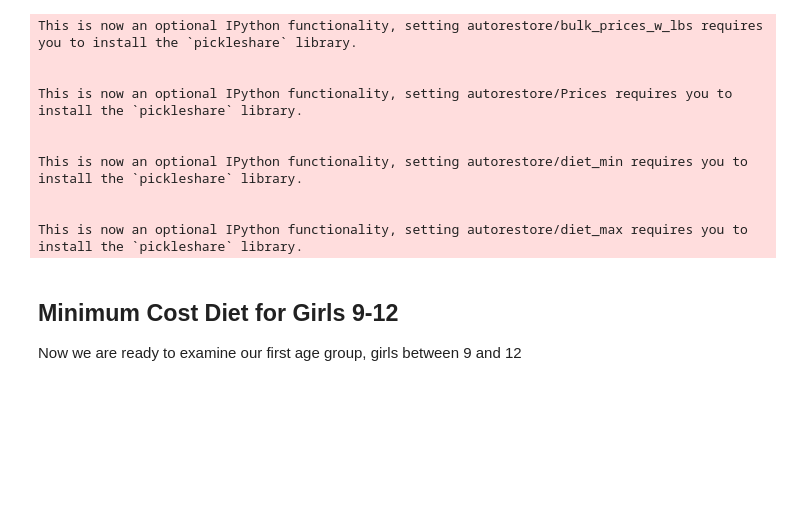
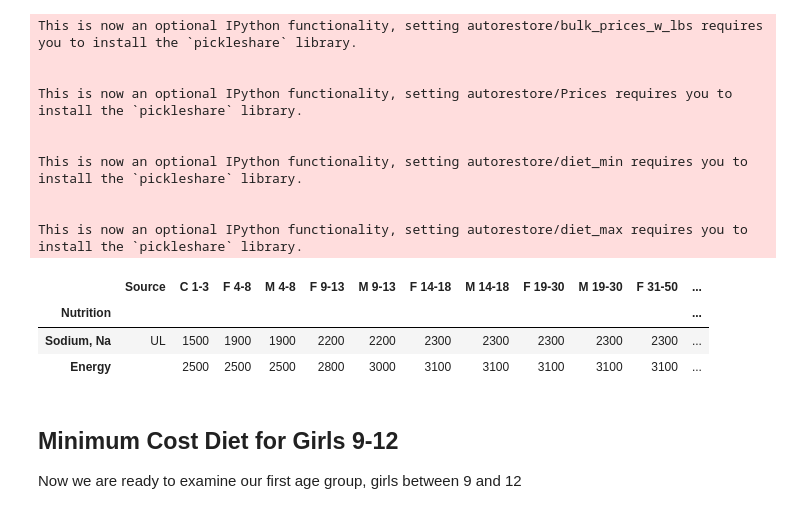
Before and after one commit to chrisgnicholas/EEP153_Harriette_Chick_Project2, a Jupyter notebook: team_notebook.ipynb, the cells around one changed output. Drawn from its saved outputs; the diff is of its cells as text; code cells hidden in the pictures; blank space fills up the shorter version.

Commit message:
added note about diet_max

```diff
--- a/team_notebook.ipynb
+++ b/team_notebook.ipynb
@@ -74,6 +74,16 @@ This is now an optional IPython functionality, setting autorestore/diet_min requ
 
 
 This is now an optional IPython functionality, setting autorestore/diet_max requires you to install the `pickleshare` library.
+# %%
+# at this point, we might decide to add and/or tweek the loaded value of the diet_max for things like saturated fats, or remove
+# other items for a variety of reasons
+
+diet_max
+# %% [output]
+|  | Source | C 1-3 | F 4-8 | M 4-8 | F 9-13 | M 9-13 | F 14-18 | M 14-18 | F 19-30 | M 19-30 | F 31-50 | ... |
+| Nutrition |  |  |  |  |  |  |  |  |  |  |  | ... |
+| Sodium, Na | UL | 1500 | 1900 | 1900 | 2200 | 2200 | 2300 | 2300 | 2300 | 2300 | 2300 | ... |
+| Energy |  | 2500 | 2500 | 2500 | 2800 | 3000 | 3100 | 3100 | 3100 | 3100 | 3100 | ... |
 # %% [markdown]
 ## Minimum Cost Diet for Girls 9-12
 Now we are ready to examine our first age group, girls between 9 and 12
```
